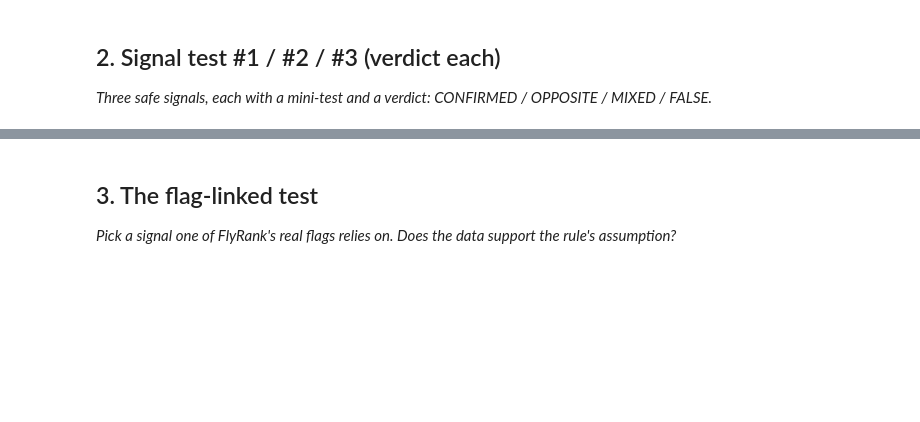
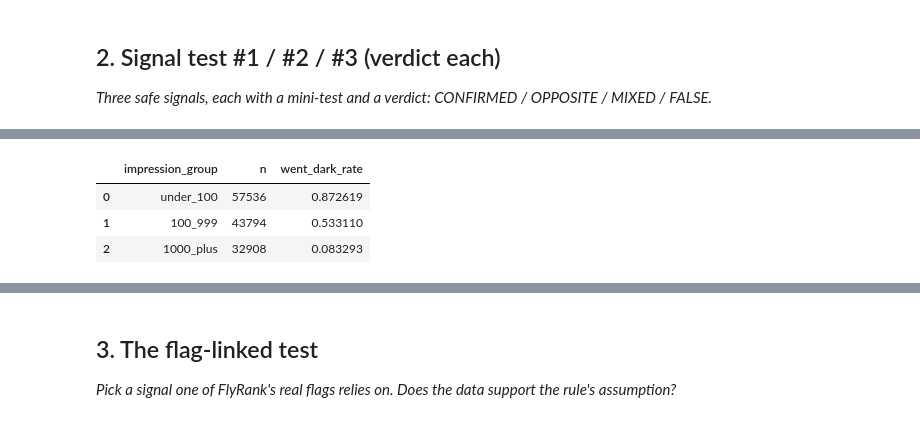
Before and after one commit to afreensumai64/ML-Internship, a Jupyter notebook: work/notebooks/w04_signal_audit.ipynb, the cells around one changed output, grey strips where cells are left out. Cells and saved outputs as stored; diff of their text form; code cells hidden in the pictures; blank space fills up the shorter version.

```diff
--- a/work/notebooks/w04_signal_audit.ipynb
+++ b/work/notebooks/w04_signal_audit.ipynb
@@ -22,0 +216,25 @@ This skeleton is yours to fill. Work the sections **in order** — each one has
+# %%
+# Signal test #2 — February impressions
+
+impression_test = (
+    signal_df.assign(
+        impression_group=pd.cut(
+            signal_df["gsc_impressions"],
+            bins=[-np.inf, 99, 999, np.inf],
+            labels=["under_100", "100_999", "1000_plus"]
+        )
+    )
+    .groupby("impression_group", observed=False)
+    .agg(
+        n=("went_dark", "size"),
+        went_dark_rate=("went_dark", "mean")
+    )
+    .reset_index()
+)
+
+display(impression_test)
+# %% [output]
+|  | impression_group | n | went_dark_rate |
+| 0 | under_100 | 57536 | 0.872619 |
+| 1 | 100_999 | 43794 | 0.533110 |
+| 2 | 1000_plus | 32908 | 0.083293 |
```
Also changed, not shown: parts of 22 cells of this notebook.
